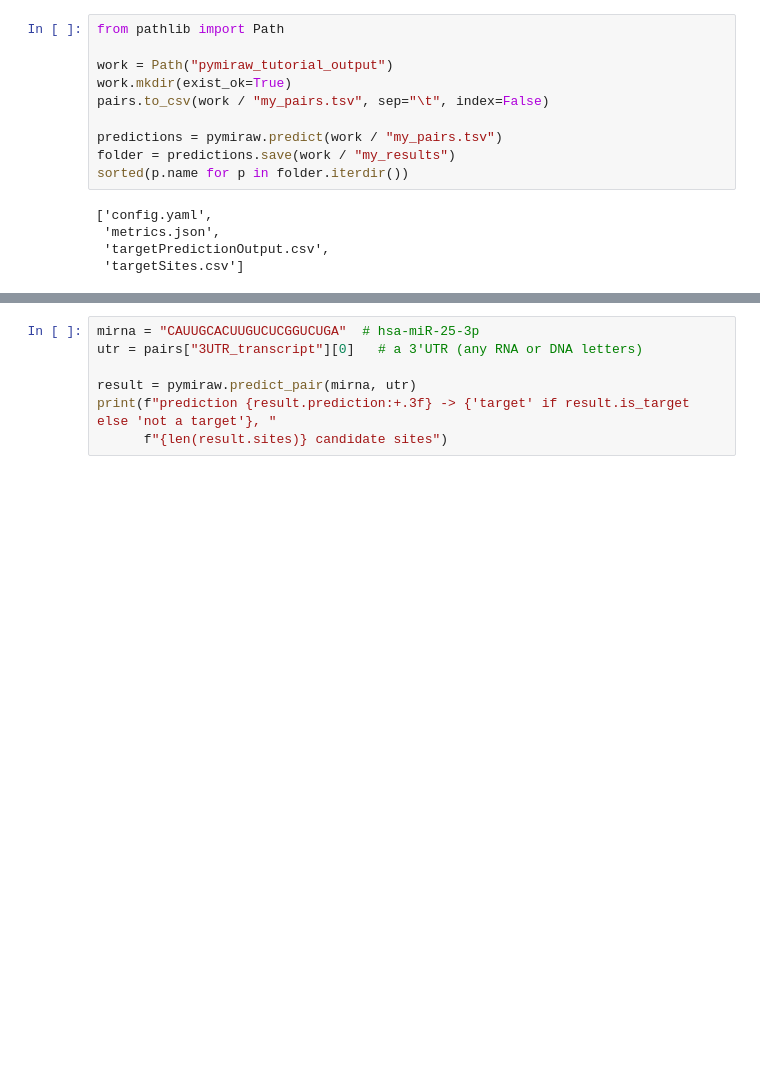
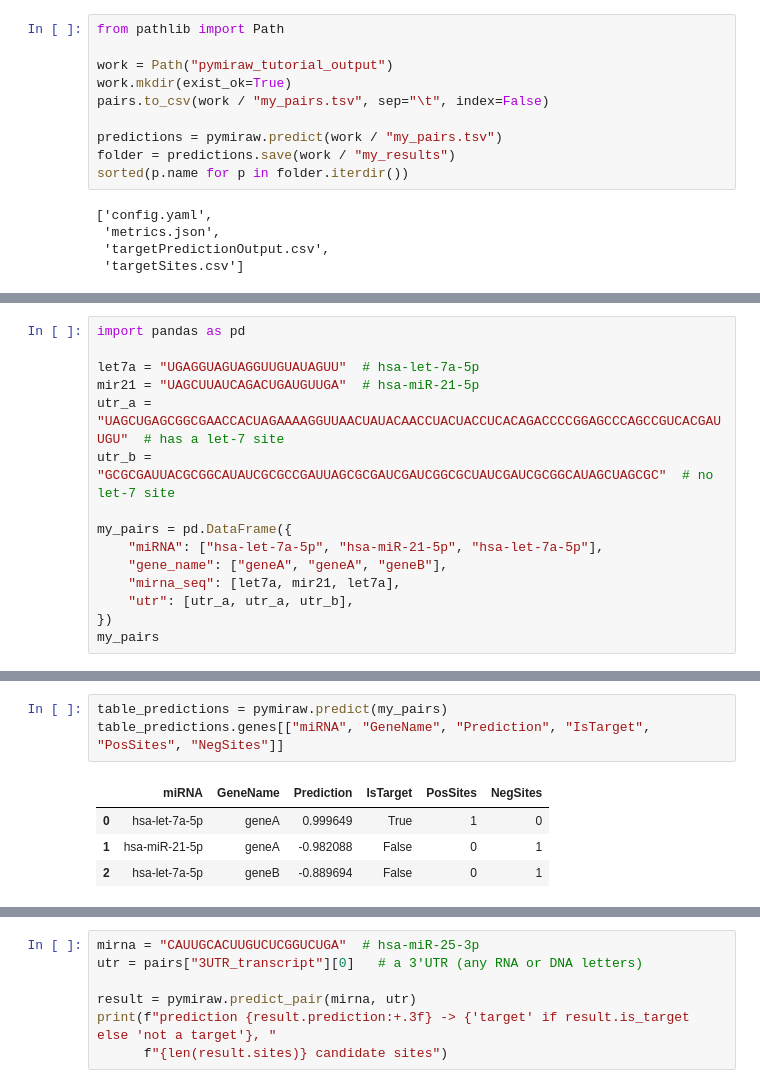
Before and after one commit to AlbertPlaPlanas/miraw, a Jupyter notebook: notebooks/pymiraw_tutorial.ipynb, the cells around one changed output, grey strips where cells are left out. Saved outputs shown, nothing was run; the diff lists cells and outputs as text; blank space fills up the shorter version.

```diff
--- a/notebooks/pymiraw_tutorial.ipynb
+++ b/notebooks/pymiraw_tutorial.ipynb
@@ -135,0 +141,15 @@ For one pair, paste the two sequences:
+# %%
+import pandas as pd
+
+let7a = "UGAGGUAGUAGGUUGUAUAGUU"  # hsa-let-7a-5p
+mir21 = "UAGCUUAUCAGACUGAUGUUGA"  # hsa-miR-21-5p
+utr_a = "UAGCUGAGCGGCGAACCACUAGAAAAGGUUAACUAUACAACCUACUACCUCACAGACCCCGGAGCCCAGCCGUCACGAUUGU"  # has a let-7 site
+utr_b = "GCGCGAUUACGCGGCAUAUCGCGCCGAUUAGCGCGAUCGAUCGGCGCUAUCGAUCGCGGCAUAGCUAGCGC"  # no let-7 site
+
+my_pairs = pd.DataFrame({
+    "miRNA": ["hsa-let-7a-5p", "hsa-miR-21-5p", "hsa-let-7a-5p"],
+    "gene_name": ["geneA", "geneA", "geneB"],
+    "mirna_seq": [let7a, mir21, let7a],
+    "utr": [utr_a, utr_a, utr_b],
+})
+my_pairs
@@ -135,0 +161,8 @@ For one pair, paste the two sequences:
+# %%
+table_predictions = pymiraw.predict(my_pairs)
+table_predictions.genes[["miRNA", "GeneName", "Prediction", "IsTarget", "PosSites", "NegSites"]]
+# %% [output]
+|  | miRNA | GeneName | Prediction | IsTarget | PosSites | NegSites |
+| 0 | hsa-let-7a-5p | geneA | 0.999649 | True | 1 | 0 |
+| 1 | hsa-miR-21-5p | geneA | -0.982088 | False | 0 | 1 |
+| 2 | hsa-let-7a-5p | geneB | -0.889694 | False | 0 | 1 |
```
Also changed, not shown: parts of 7 cells of this notebook, 2 other files.
